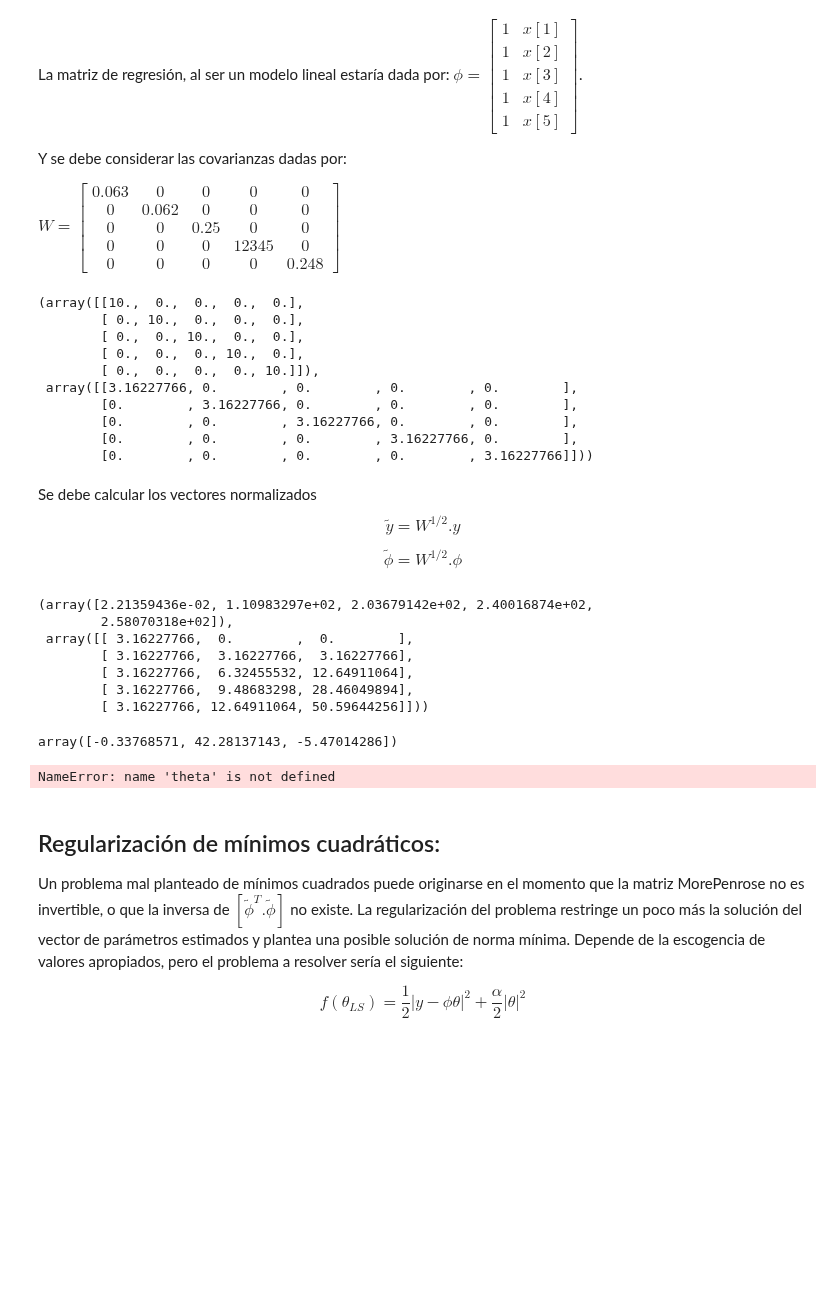
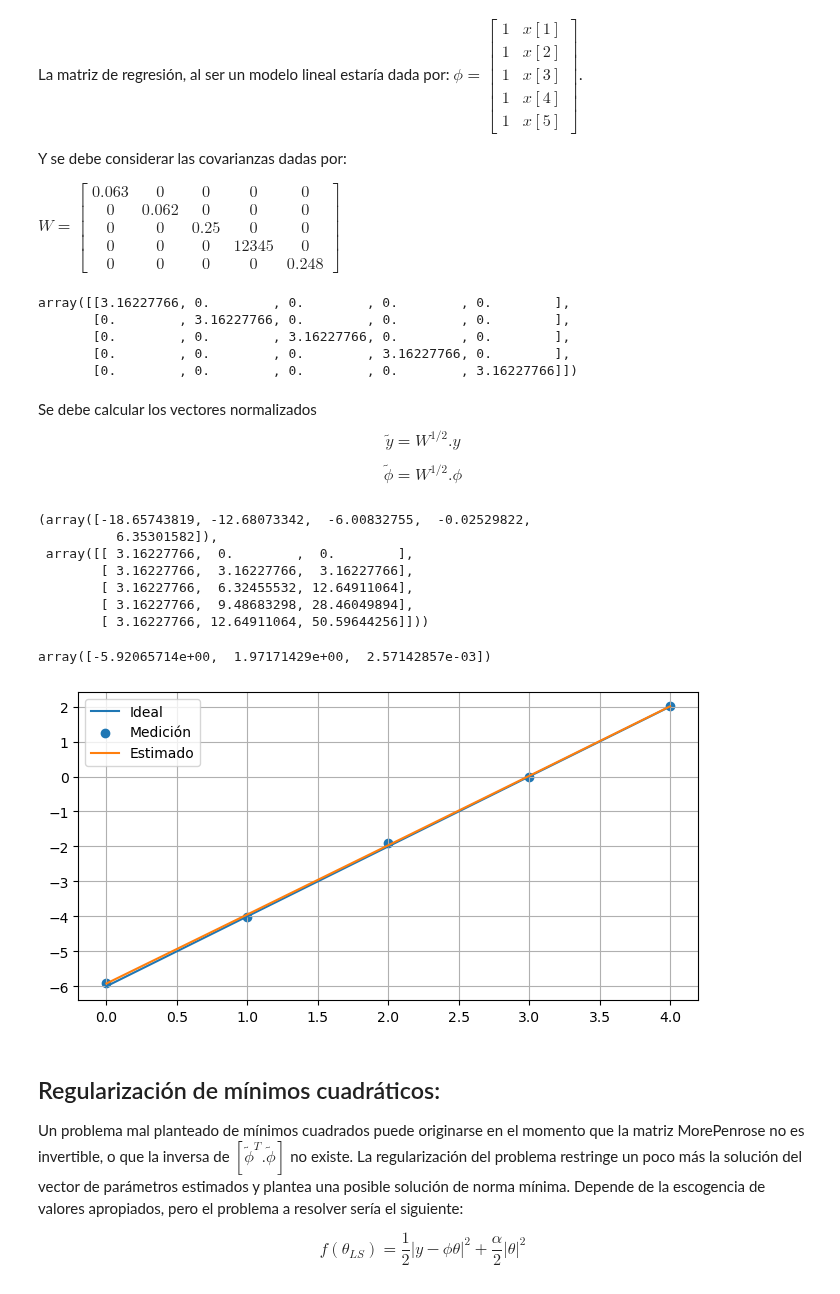
Before and after one commit to jairocuellar/System_identification, a Jupyter notebook: class_05_02.ipynb, the cells around one changed output. Drawn from its saved outputs; the diff is of its cells as text; code cells hidden in the pictures; blank space fills up the shorter version.

```diff
--- a/class_05_02.ipynb
+++ b/class_05_02.ipynb
@@ -94,6 +94,6 @@ x = np.linspace(0,4,5,dtype = "int")
 
 #Valores medidos con un error y
 y_v = np.array([-6,-4,-2,0,2])
-y = np.array([0.007,35.096,64.409,75.9,81.609])
+y = np.array([-5.9,-4.01,-1.9,-0.008,2.009])
 x, y
 # %% [output]
@@ -118,18 +117,13 @@ _var = var**0.5
 ## Matriz de pesos (Covarianzas)
 W = np.eye(N)*var
 _W = np.eye(N)*_var
-W,    _W
+_W
 # %% [output]
-(array([[10.,  0.,  0.,  0.,  0.],
-        [ 0., 10.,  0.,  0.,  0.],
-        [ 0.,  0., 10.,  0.,  0.],
-        [ 0.,  0.,  0., 10.,  0.],
-        [ 0.,  0.,  0.,  0., 10.]]),
- array([[3.16227766, 0.        , 0.        , 0.        , 0.        ],
-        [0.        , 3.16227766, 0.        , 0.        , 0.        ],
-        [0.        , 0.        , 3.16227766, 0.        , 0.        ],
-        [0.        , 0.        , 0.        , 3.16227766, 0.        ],
-        [0.        , 0.        , 0.        , 0.        , 3.16227766]]))
+array([[3.16227766, 0.        , 0.        , 0.        , 0.        ],
+       [0.        , 3.16227766, 0.        , 0.        , 0.        ],
+       [0.        , 0.        , 3.16227766, 0.        , 0.        ],
+       [0.        , 0.        , 0.        , 3.16227766, 0.        ],
+       [0.        , 0.        , 0.        , 0.        , 3.16227766]])
 # %% [markdown]
 Se debe calcular los vectores normalizados
 $$\tilde{y} = W^{1/2}.y$$
@@ -141,8 +135,8 @@ _y = np.dot(_W,y)
 _phi = np.dot(_W,phi)
 _y,      _phi
 # %% [output]
-(array([2.21359436e-02, 1.10983297e+02, 2.03679142e+02, 2.40016874e+02,
-        2.58070318e+02]),
+(array([-18.65743819, -12.68073342,  -6.00832755,  -0.02529822,
+          6.35301582]),
  array([[ 3.16227766,  0.        ,  0.        ],
         [ 3.16227766,  3.16227766,  3.16227766],
         [ 3.16227766,  6.32455532, 12.64911064],
@@ -151,27 +145,27 @@ _y,      _phi
 # %%
 ## Calculando los estimados THETA
 phi_pr = np.dot(_phi.transpose(),_phi)
-A = np.linalg.inv(phi_pr+0.01*np.eye(N))
+A = np.linalg.inv(phi_pr)
 B = np.dot(_phi.transpose(),_y)
 
 ## Vector de parámetros estimados
 theta = np.dot(A,B)
 theta
 # %% [output]
-array([-0.33768571, 42.28137143, -5.47014286])
+array([-5.92065714e+00,  1.97171429e+00,  2.57142857e-03])
 # %%
 ##  Estimación vs Medición
-y_e = theta[0] + theta[1]*x
+y_e = theta[0] + theta[1]*x + theta[2]*x**2
 
 plt.figure(figsize=(8,4))
 plt.plot(x,y_v)
 plt.scatter(x,y)
 plt.plot(x,y_e)
 
 plt.legend(["Ideal","Medición","Estimado"])
 plt.grid()
 # %% [output]
-NameError: name 'theta' is not defined
+[figure, added]
 # %% [markdown]
 ## Regularización de mínimos cuadráticos:
 
```
Also changed, not shown: parts of 2 cells of this notebook, 6 other files.
